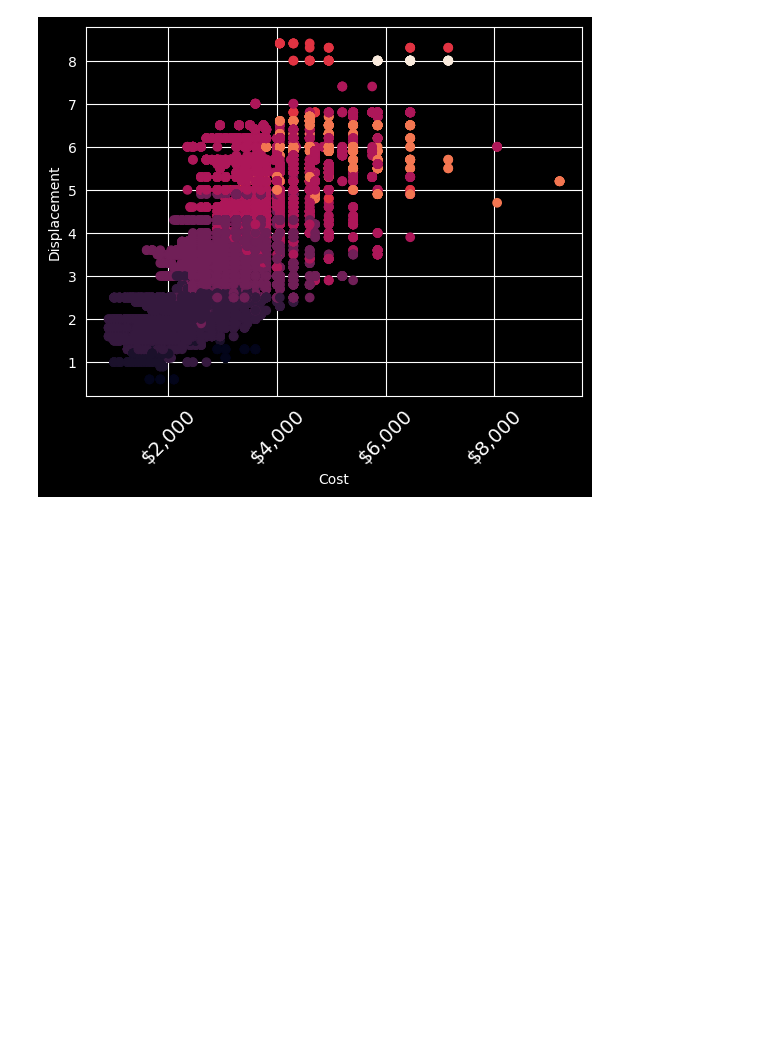
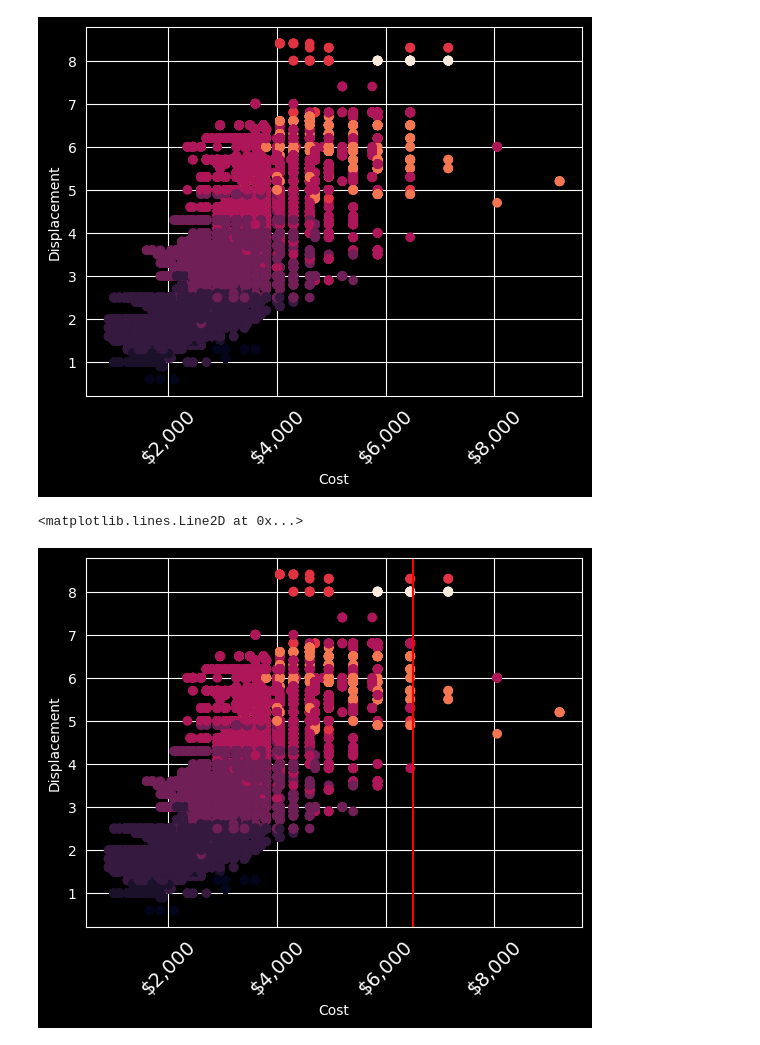
Before and after one commit to BeziKaviani/data-science-ml-learning-path, a Jupyter notebook: 04-data-visualization/visuallization.ipynb, the cells around one changed output. Saved outputs shown, nothing was run; the diff lists cells and outputs as text; code cells hidden in the pictures; blank space fills up the shorter version.

Commit message:
draw a vertical line with axvline

```diff
--- a/04-data-visualization/visuallization.ipynb
+++ b/04-data-visualization/visuallization.ipynb
@@ -261,3 +261,16 @@ ax.tick_params(axis='x', labelrotation=45, labelsize=14)
 ax.tick_params(axis='x', labelsize=14)
 # %% [output]
 [figure]
+# %%
+ax.set_ylabel('Displacement')
+fig, ax = plt.subplots()
+ax.scatter(x=df['fuelCost08'], y=df['displ'], c=df['cylinders'])
+ax.set_xlabel('Cost')
+ax.set_ylabel('Displacement')
+ax.xaxis.set_major_formatter("${x:,.0f}")
+ax.tick_params(axis='x', labelrotation=45, labelsize=14)
+ax.tick_params(axis='x', labelsize=14)
+ax.axvline(6500, color='red')
+# %% [output]
+<matplotlib.lines.Line2D at 0x...>
+[figure, added]
```
